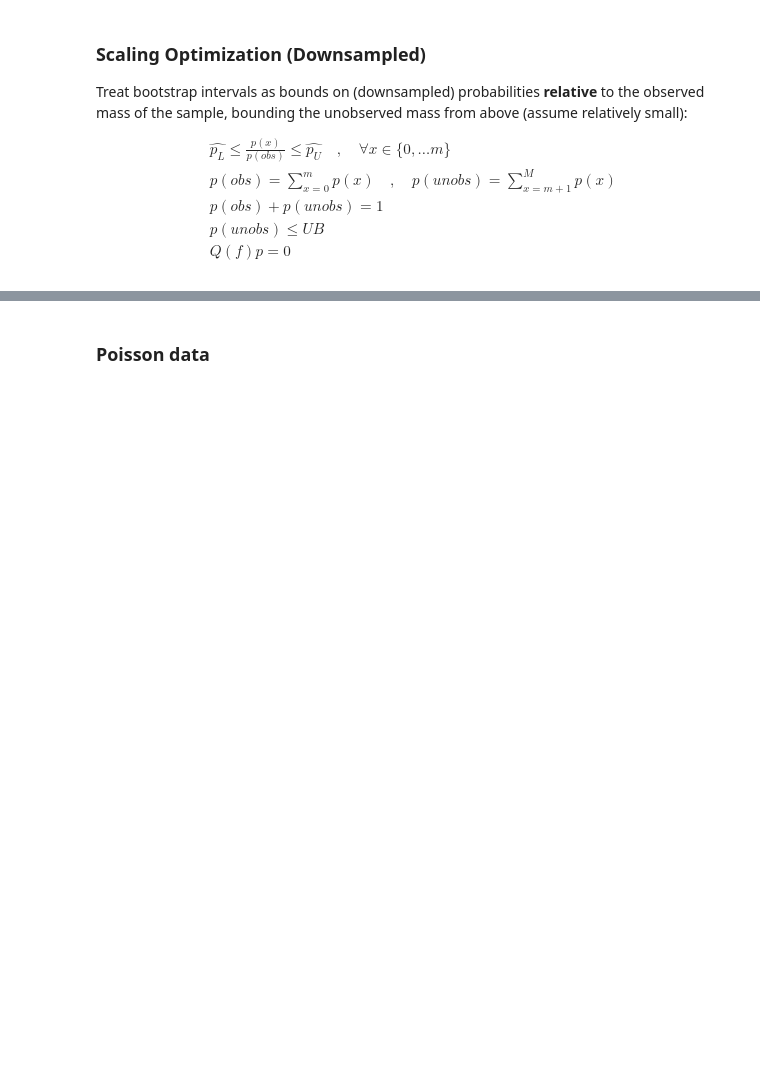
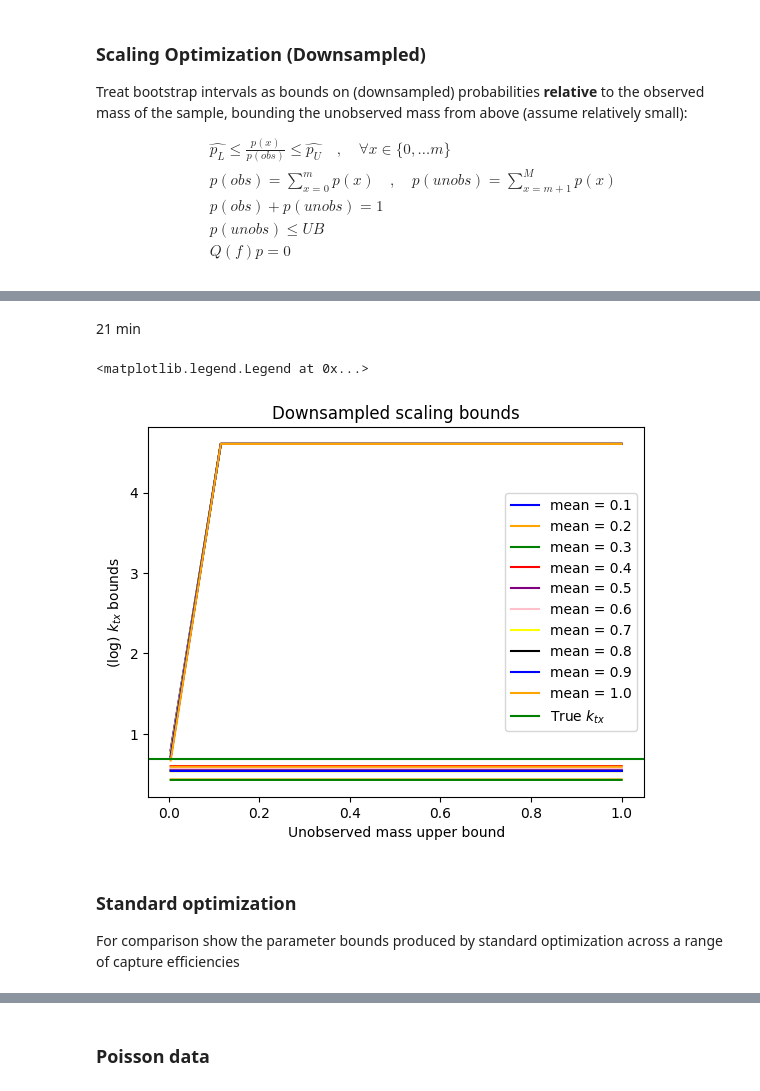
Before and after one commit to willjgh/M5R, a Jupyter notebook: Interaction/Bootstrap-Experiments/capture_scaling.ipynb, the cells around one changed output, grey strips where cells are left out. Drawn from its saved outputs; the diff is of its cells as text; code cells hidden in the pictures; blank space fills up the shorter version.

```diff
--- a/Interaction/Bootstrap-Experiments/capture_scaling.ipynb
+++ b/Interaction/Bootstrap-Experiments/capture_scaling.ipynb
@@ -329,0 +779,20 @@ def optimize_scaling(xmax, tmin, tmax, prob_intervals, fm_intervals, silent=True
+# %% [markdown]
+21 min
+# %%
+m = 10
+for i, mean_capture in enumerate(mean_capture_range):
+    plt.plot(umubs[:m], np.log(bounds[i, 0, :m]), color=colours[i % 8], label=f"mean = {mean_capture}")
+    plt.plot(umubs[:m], np.log(bounds[i, 1, :m]), color=colours[i % 8])
+
+plt.axhline(np.log(k), color="green", label=r"True $k_{tx}$")
+plt.xlabel("Unobserved mass upper bound")
+plt.ylabel(r"(log) $k_{tx}$ bounds")
+plt.title("Downsampled scaling bounds")
+plt.legend()
+# %% [output]
+<matplotlib.legend.Legend at 0x...>
+[figure, added]
+# %% [markdown]
+### Standard optimization
+
+For comparison show the parameter bounds produced by standard optimization across a range of capture efficiencies
```
Also changed, not shown: parts of 32 cells of this notebook.
